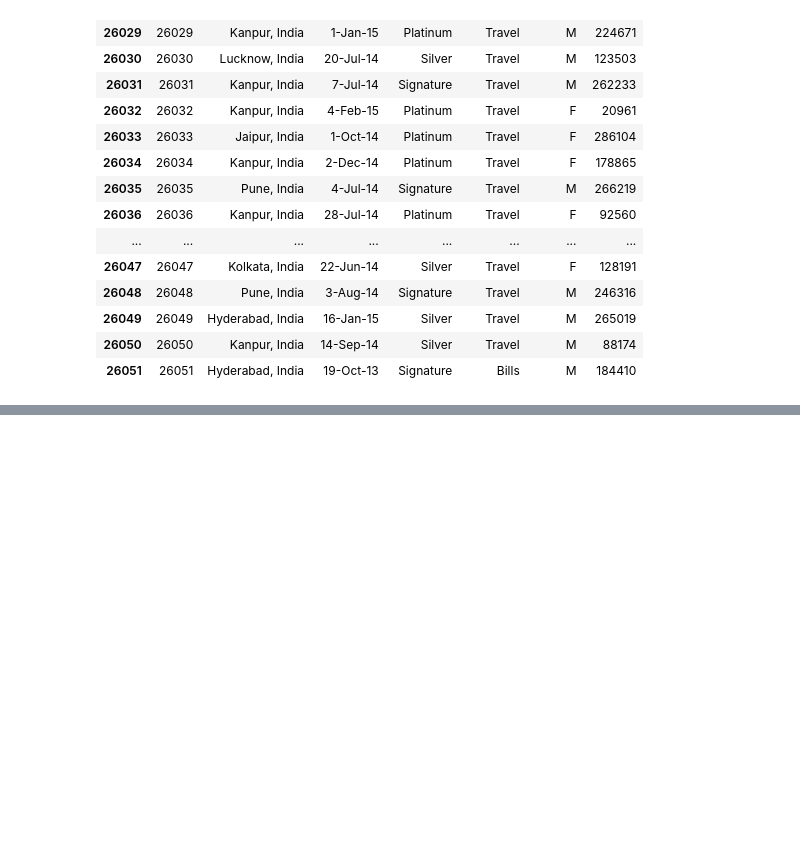
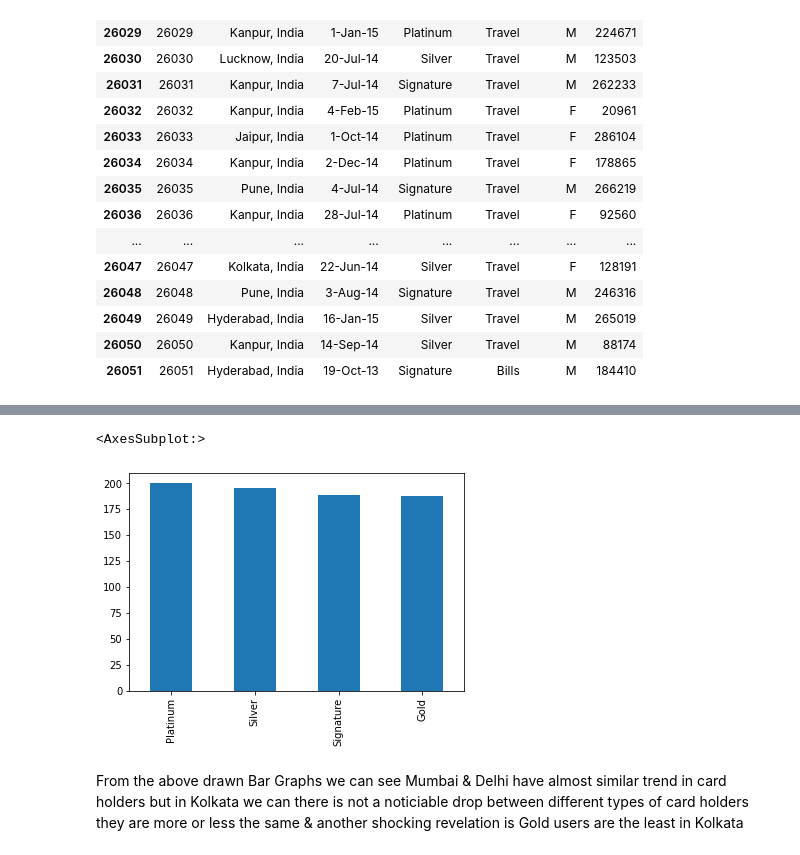
Before and after one commit to WhiteHorse101/Credit-Card-Spending-Habits, a Jupyter notebook: EDA.ipynb, the cells around one changed output, grey strips where cells are left out. Saved outputs shown, nothing was run; the diff lists cells and outputs as text; code cells hidden in the pictures; blank space fills up the shorter version.

```diff
--- a/EDA.ipynb
+++ b/EDA.ipynb
@@ -49,0 +257,7 @@ data.tail(25)
+# %%
+Kolkata['Card Type'].value_counts().plot(kind='bar')
+# %% [output]
+<AxesSubplot:>
+[figure, added]
+# %% [markdown]
+From the above drawn Bar Graphs we can see Mumbai & Delhi have almost similar trend in card holders but in Kolkata we can there is not a noticiable drop between different types of card holders they are more or less the same & another shocking revelation is Gold users are the least in Kolkata
```
Also changed, not shown: parts of 23 cells of this notebook, 1 other file.
